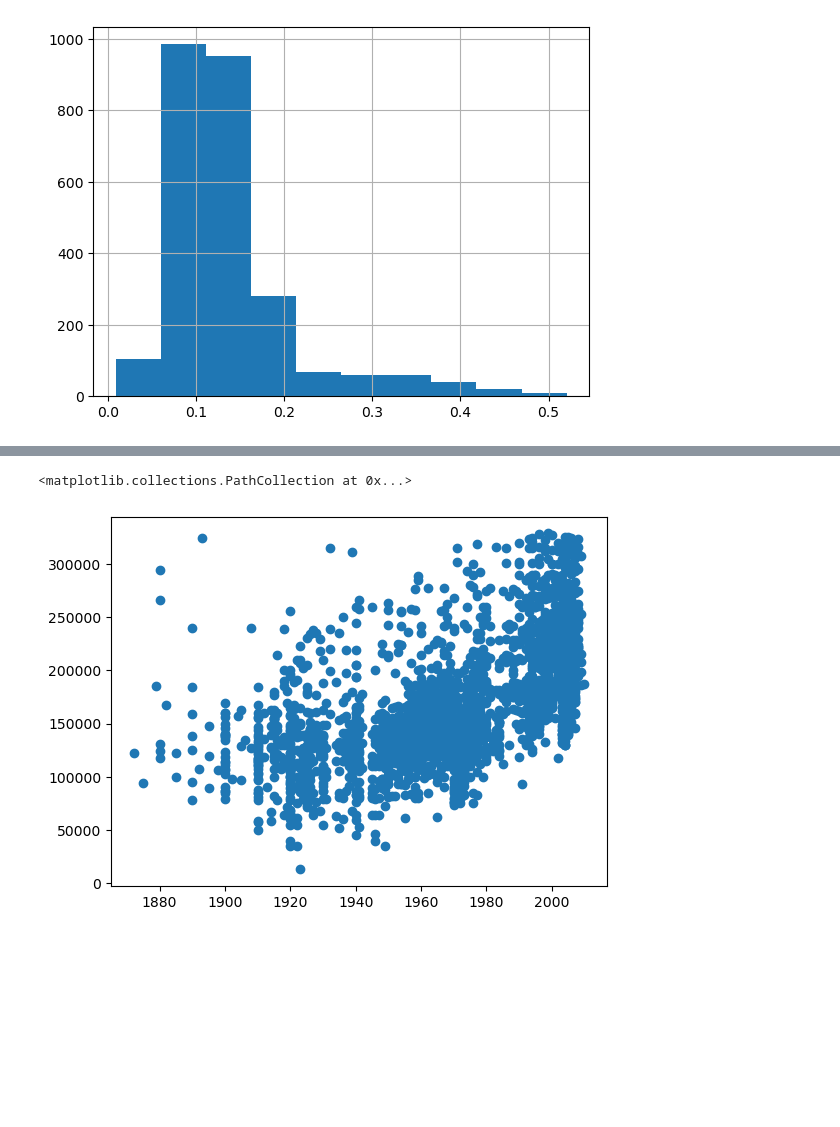
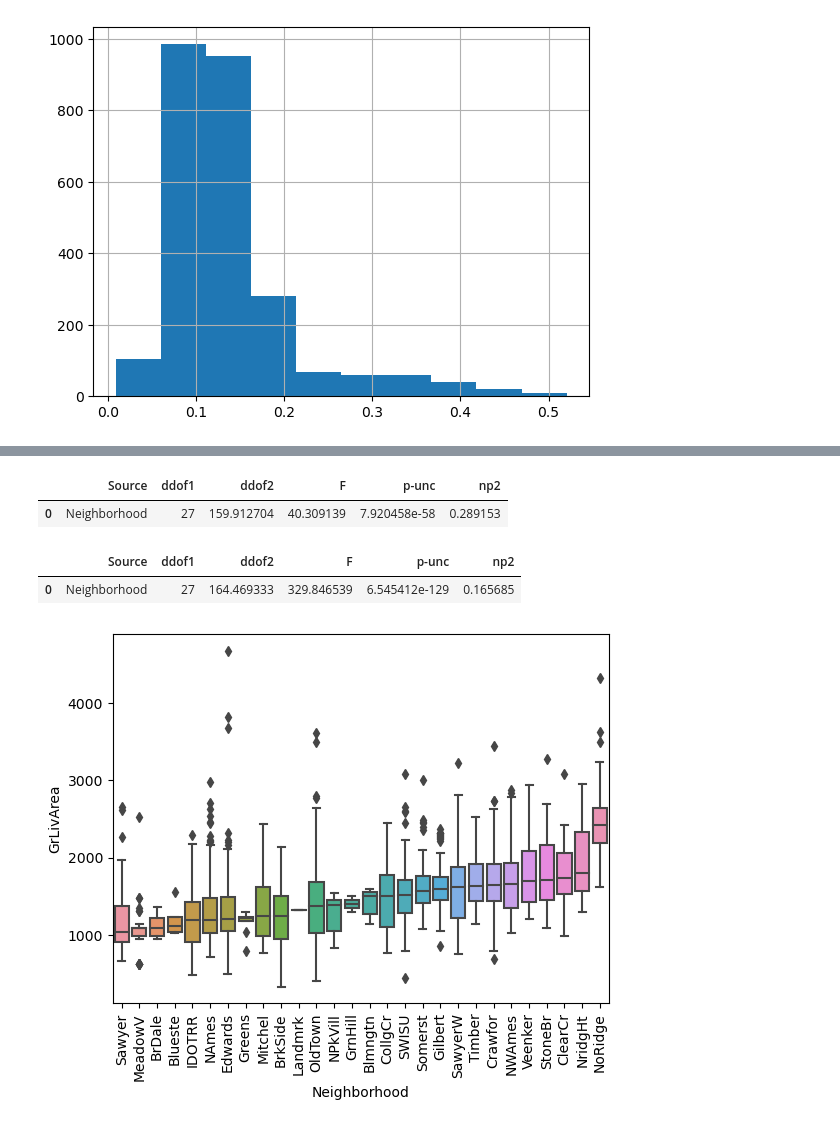
Before and after one commit to ersdanforth/ames_housing, a Jupyter notebook: feature_engineering.ipynb, the cells around one changed output, grey strips where cells are left out. Drawn from its saved outputs; the diff is of its cells as text; code cells hidden in the pictures; blank space fills up the shorter version.

```diff
--- a/feature_engineering.ipynb
+++ b/feature_engineering.ipynb
@@ -259,5 +167,0 @@ plt.scatter(features['LivArea_sq'], price, c = 'blue')
-# %%
-plt.scatter(housing_trimmed['YearBuilt'], housing_trimmed['SalePrice'])
-# %% [output]
-<matplotlib.collections.PathCollection at 0x...>
-[figure, removed]
@@ -282,0 +170,22 @@ print(model.coef_)
+# %%
+# welch's anova between categorial IV and continuous DV
+
+import pingouin as pg
+pg.welch_anova(dv='GrLivArea', between='Neighborhood', data=housing)
+# %% [output]
+|  | Source | ddof1 | ddof2 | F | p-unc | np2 |
+| 0 | Neighborhood | 27 | 159.912704 | 40.309139 | 7.920458e-58 | 0.289153 |
+# %%
+pg.welch_anova(dv='LotArea', between='Neighborhood', data=housing)
+# %% [output]
+|  | Source | ddof1 | ddof2 | F | p-unc | np2 |
+| 0 | Neighborhood | 27 | 164.469333 | 329.846539 | 6.545412e-129 | 0.165685 |
+# %%
+# explore ranking by median house size
+
+grouped = housing.groupby(['Neighborhood'])
+order = grouped.median()['GrLivArea'].sort_values().index
+sns.boxplot(x = 'Neighborhood', y = 'GrLivArea', data = housing, order = order)
+plt.tick_params(axis='x', labelrotation=90)
+# %% [output]
+[figure, added]
```
Also changed, not shown: parts of 37 cells of this notebook, 4 other files.
